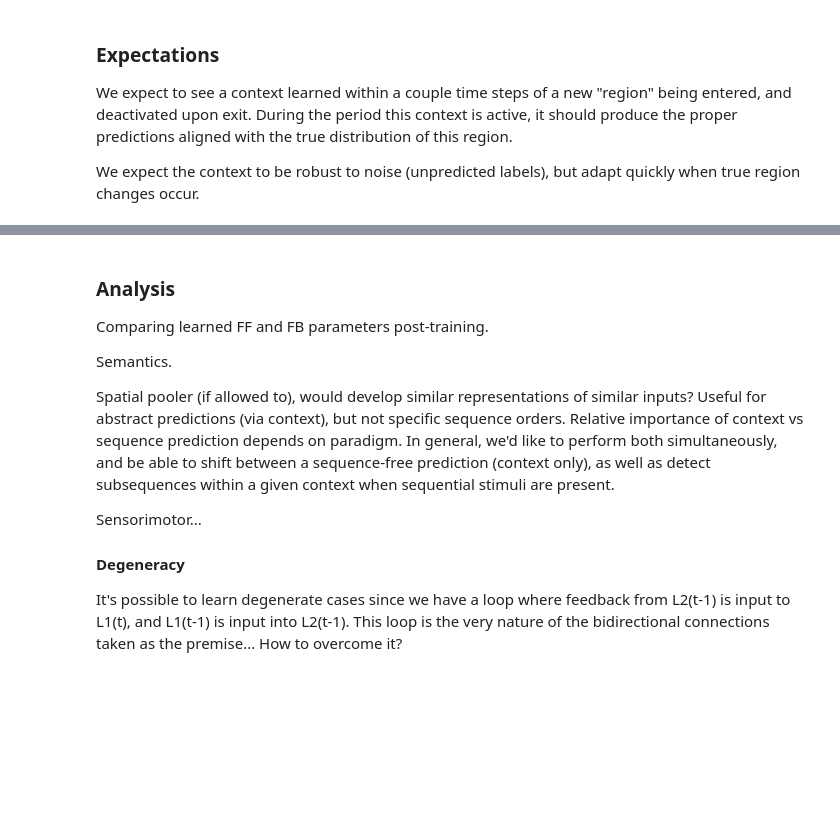
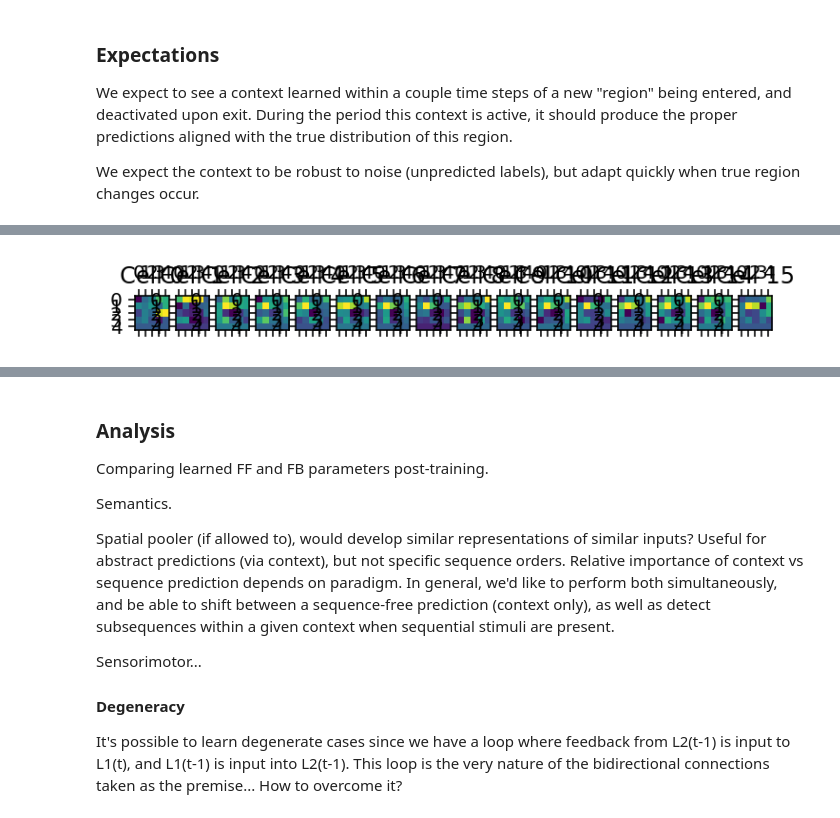
Before and after one commit to numenta/nupic.research, a Jupyter notebook: projects/rsm/notebooks/hierarchical_context_dynamics.ipynb, the cells around one changed output, grey strips where cells are left out. Saved outputs shown, nothing was run; the diff lists cells and outputs as text; code cells hidden in the pictures; blank space fills up the shorter version.

```diff
--- a/projects/rsm/notebooks/hierarchical_context_dynamics.ipynb
+++ b/projects/rsm/notebooks/hierarchical_context_dynamics.ipynb
@@ -304,3 +473,7 @@ Created <Layer1 cells=25 d_in=25 />
+# %%
+l2_cell_contributions(agent)
+# %% [output]
+[figure, added]
 # %%
 # Testing predictions from predetermined locations
 
```
Also changed, not shown: parts of 6 cells of this notebook.
